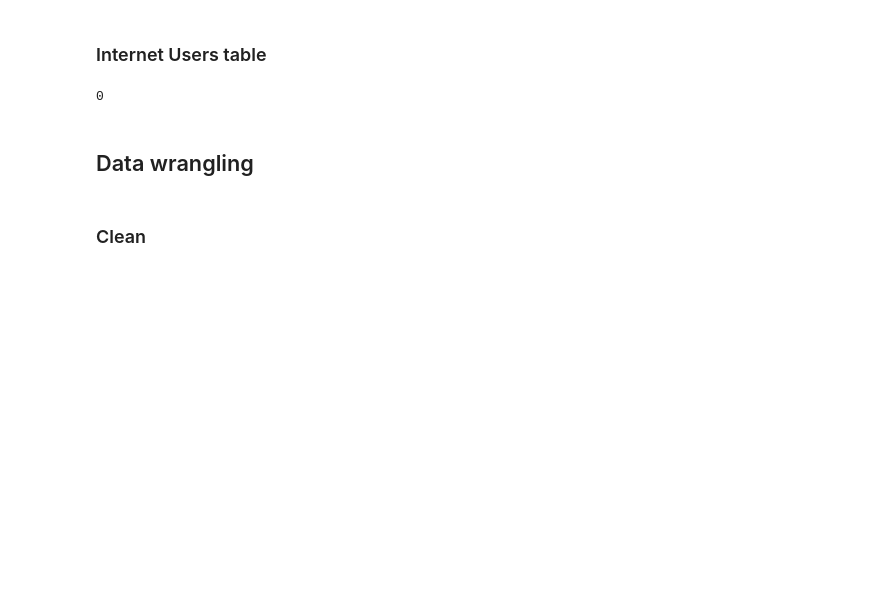
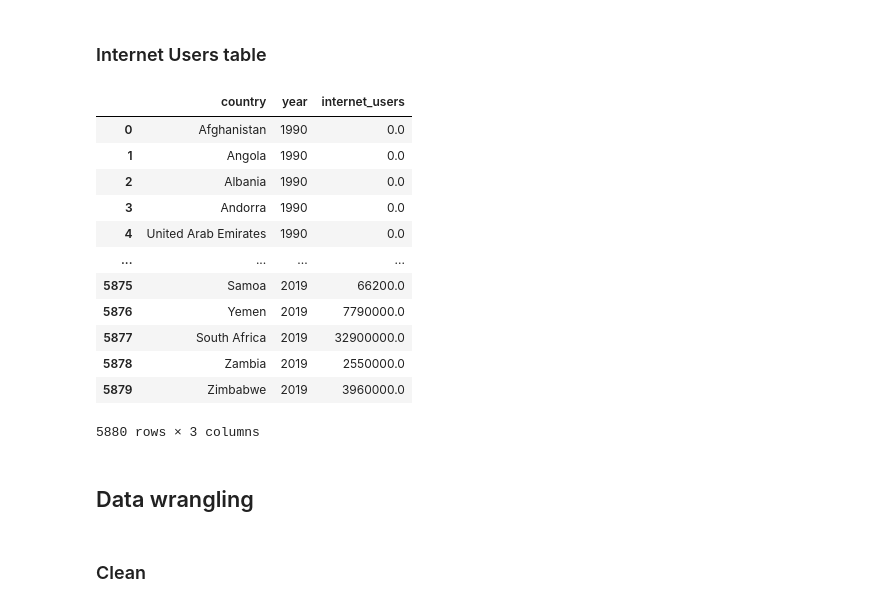
Before and after one commit to BGSoares/Bootcamp-Data-Science, a Jupyter notebook: 01_week/gapminder_code.ipynb, the cells around one changed output. Saved outputs shown, nothing was run; the diff lists cells and outputs as text; code cells hidden in the pictures; blank space fills up the shorter version.

```diff
--- a/01_week/gapminder_code.ipynb
+++ b/01_week/gapminder_code.ipynb
@@ -183,12 +185,22 @@ data_pop_2015[data_pop_2015[2015]>1000000000] # China and India are clear outlie
 # %% [markdown]
 ### Internet Users table
-# %%
-data_internet.isna().sum().max() # remove na's, max 34
-#data_internet_2019 = pd.DataFrame(data_internet['2019'].unique()).apply(x.replace('M', '000000') for x in df['2019'])
-#[x.replace('M', '000000') for x in data_internet['2019']]
-#print(data_internet_2019)
-# %% [output]
-0
+# %%
+data_internet.isna().sum().max() # remove na's, max 34
+data_internet
+# %% [output]
+|  | country | year | internet_users |
+| 0 | Afghanistan | 1990 | 0.0 |
+| 1 | Angola | 1990 | 0.0 |
+| 2 | Albania | 1990 | 0.0 |
+| 3 | Andorra | 1990 | 0.0 |
+| 4 | United Arab Emirates | 1990 | 0.0 |
+| ... | ... | ... | ... |
+| 5875 | Samoa | 2019 | 66200.0 |
+| 5876 | Yemen | 2019 | 7790000.0 |
+| 5877 | South Africa | 2019 | 32900000.0 |
+| 5878 | Zambia | 2019 | 2550000.0 |
+| 5879 | Zimbabwe | 2019 | 3960000.0 |
+5880 rows × 3 columns
 # %% [markdown]
 ## Data wrangling
 # %% [markdown]
```
Also changed, not shown: parts of 17 cells of this notebook, 57 other files.
